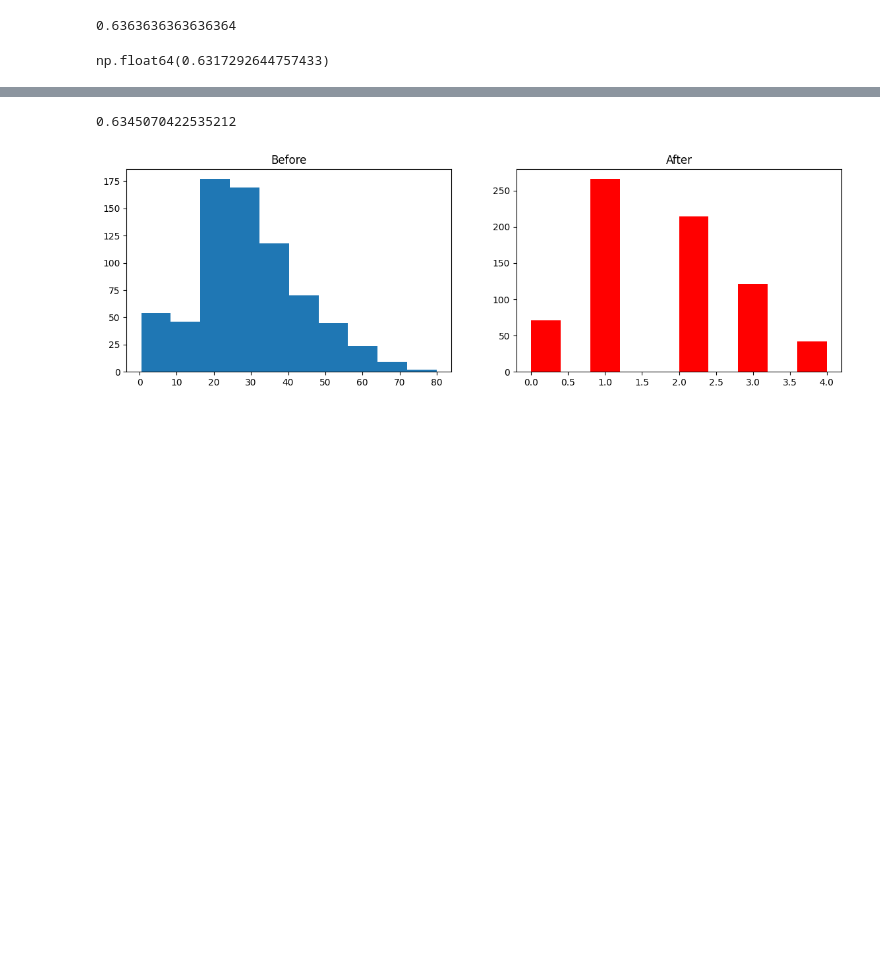
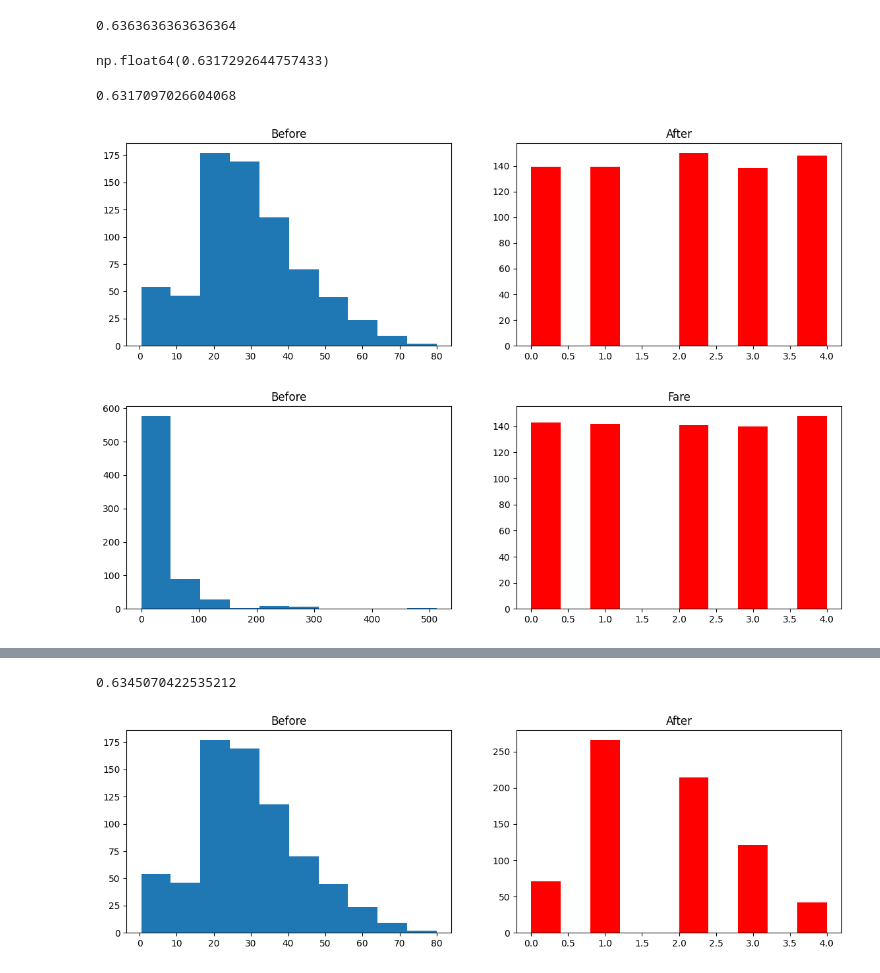
Before and after one commit to ishhwwq/data_scraping, a Jupyter notebook: binning&binarization/data_18.ipynb, the cells around one changed output, grey strips where cells are left out. Cells and saved outputs as stored; diff of their text form; code cells hidden in the pictures; blank space fills up the shorter version.

```diff
--- a/binning&binarization/data_18.ipynb
+++ b/binning&binarization/data_18.ipynb
@@ -154,3 +154,9 @@ def discretize(bins,strategy):
     plt.title("Fare")
 
     plt.show()
+# %%
+discretize(5,'quantile')
+# %% [output]
+0.6317097026604068
+[figure, added]
+[figure, added]
```
Also changed, not shown: parts of 1 cell of this notebook, 1 other file.
